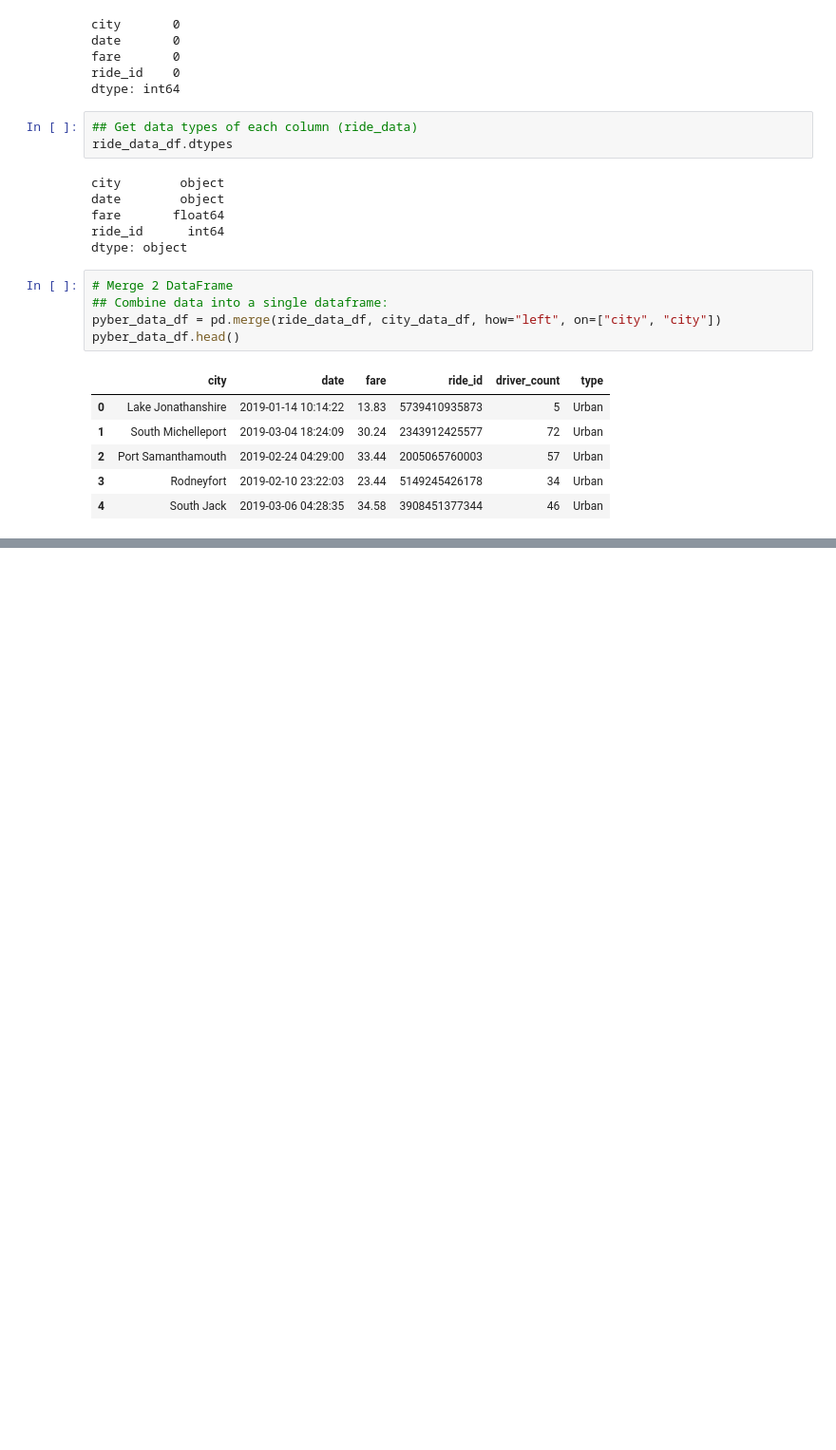
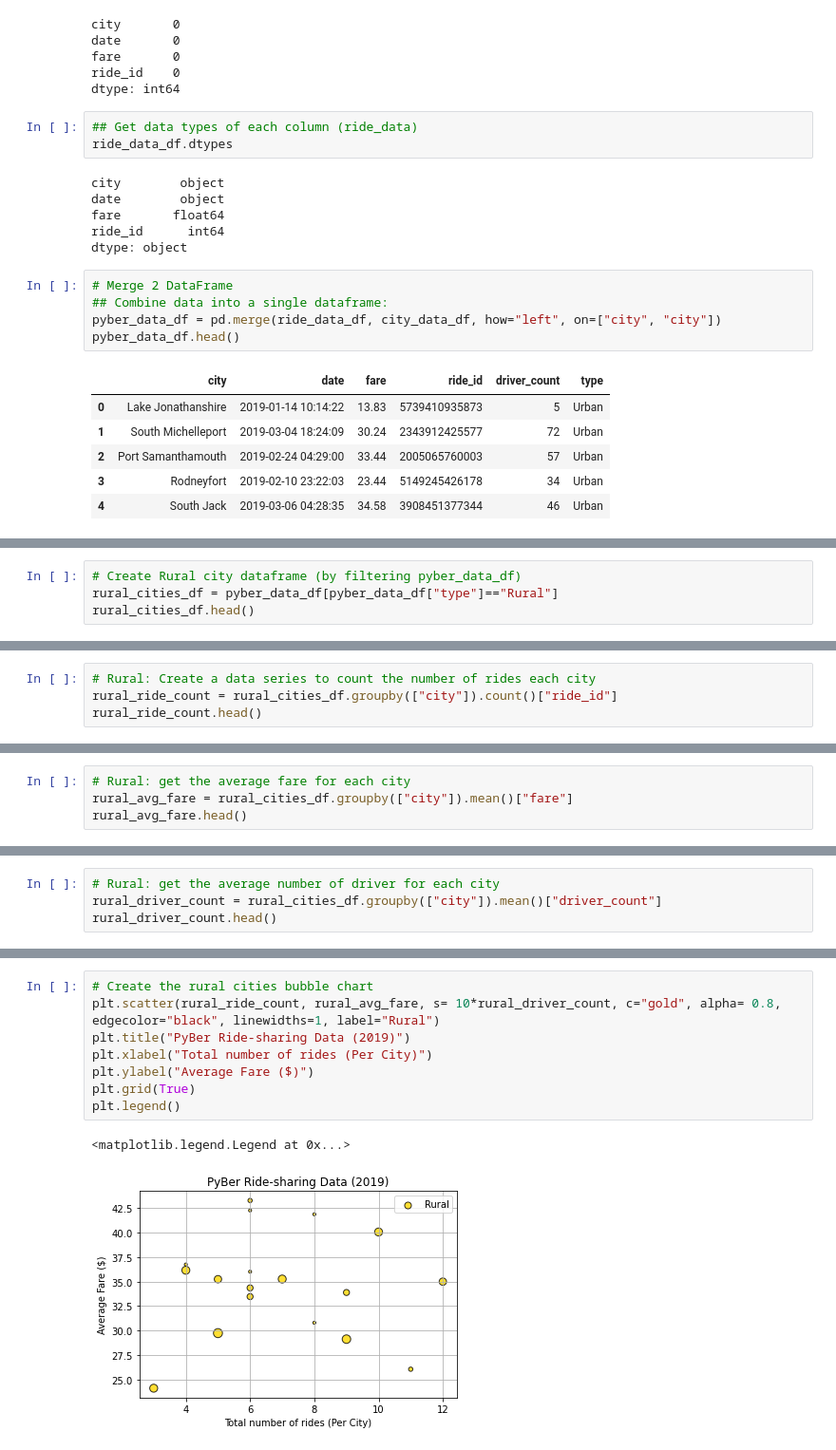
Before and after one commit to giseledoan/PyBer_Analysis, a Jupyter notebook: PyBer.ipynb, the cells around one changed output, grey strips where cells are left out. Shown: that part at 95% size. Drawn from its saved outputs; the diff is of its cells as text; blank space fills up the shorter version.

```diff
--- a/PyBer.ipynb
+++ b/PyBer.ipynb
@@ -127,0 +150,4 @@ pyber_data_df.head()
+# %%
+# Create Rural city dataframe (by filtering pyber_data_df)
+rural_cities_df = pyber_data_df[pyber_data_df["type"]=="Rural"]
+rural_cities_df.head()
@@ -127,0 +185,4 @@ pyber_data_df.head()
+# %%
+# Rural: Create a data series to count the number of rides each city
+rural_ride_count = rural_cities_df.groupby(["city"]).count()["ride_id"]
+rural_ride_count.head()
@@ -127,0 +221,4 @@ pyber_data_df.head()
+# %%
+# Rural: get the average fare for each city
+rural_avg_fare = rural_cities_df.groupby(["city"]).mean()["fare"]
+rural_avg_fare.head()
@@ -127,0 +257,4 @@ pyber_data_df.head()
+# %%
+# Rural: get the average number of driver for each city
+rural_driver_count = rural_cities_df.groupby(["city"]).mean()["driver_count"]
+rural_driver_count.head()
@@ -127,0 +291,11 @@ pyber_data_df.head()
+# %%
+# Create the rural cities bubble chart
+plt.scatter(rural_ride_count, rural_avg_fare, s= 10*rural_driver_count, c="gold", alpha= 0.8, edgecolor="black", linewidths=1, label="Rural")
+plt.title("PyBer Ride-sharing Data (2019)")
+plt.xlabel("Total number of rides (Per City)")
+plt.ylabel("Average Fare ($)")
+plt.grid(True)
+plt.legend()
+# %% [output]
+<matplotlib.legend.Legend at 0x...>
+[figure, added]
```
Also changed, not shown: parts of 15 cells of this notebook, 1 other file.
